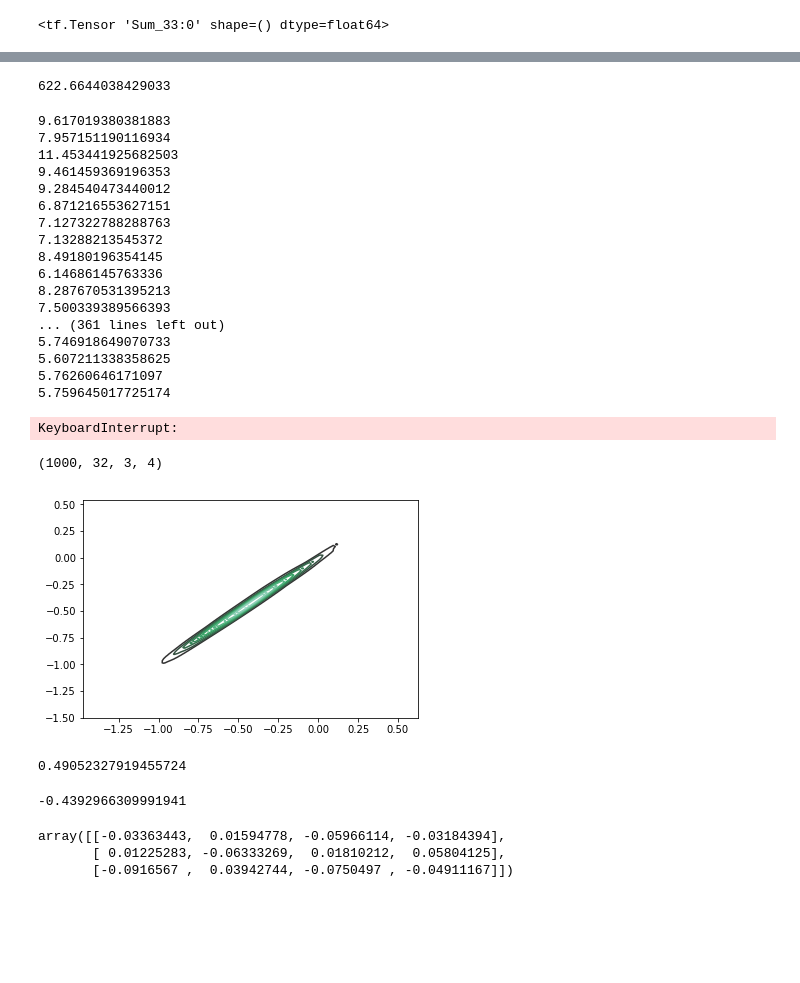
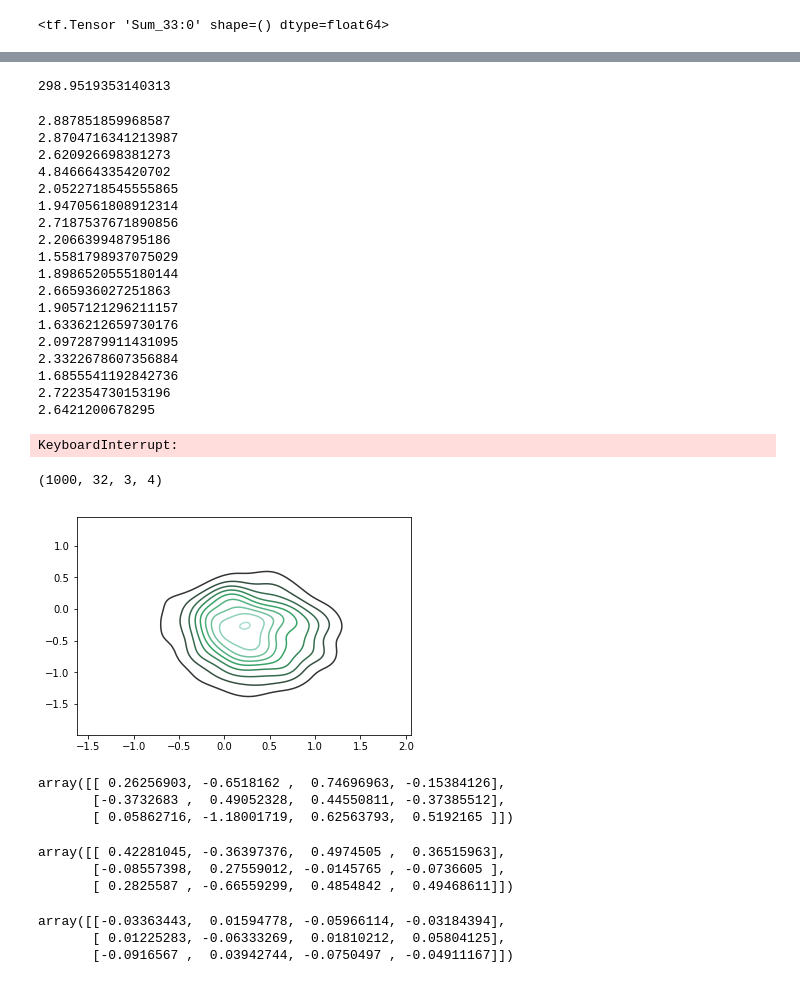
Before and after one commit to npetrenko/real_nvp, a Jupyter notebook: random_walk_regr_aux.ipynb, the cells around one changed output, grey strips where cells are left out. Drawn from its saved outputs; the diff is of its cells as text; code cells hidden in the pictures; blank space fills up the shorter version.

```diff
--- a/random_walk_regr_aux.ipynb
+++ b/random_walk_regr_aux.ipynb
@@ -33,7 +33,7 @@ def autoregr(X, param):
 
 def autoregr_tf(X, param):
     d = param[:,:3]
-    X = tf.matmul(d, X) + param[:,-1]
+    X = tf.matmul(d, X)[:,0] + param[:,-1]
     return X
 # %%
 xs = [np.random.normal(size=dim[0])]
@@ -134,30 +134,31 @@ prior.eval(), ent.eval(), logl.eval()
 # %%
 loss.eval()
 # %% [output]
-622.6644038429033
+298.9519353140313
 # %%
 for _ in range(500):
     for _ in range(200):
         l, _ = sess.run([loss, opt], {phase:True})
     print(l)
 # %% [output]
-9.617019380381883
-7.957151190116934
-11.453441925682503
-9.461459369196353
-9.284540473440012
-6.871216553627151
-7.127322788288763
-7.13288213545372
-8.49180196354145
-6.14686145763336
-8.287670531395213
-7.500339389566393
-... (361 lines left out)
-5.746918649070733
-5.607211338358625
-5.76260646171097
-5.759645017725174
+2.887851859968587
+2.8704716341213987
+2.620926698381273
+4.846664335420702
+2.0522718545555865
+1.9470561808912314
+2.7187537671890856
+2.206639948795186
+1.5581798937075029
+1.8986520555180144
+2.665936027251863
+1.9057121296211157
+1.6336212659730176
+2.0972879911431095
+2.3322678607356884
+1.6855541192842736
+2.722354730153196
+2.6421200678295
 KeyboardInterrupt:
 # %%
 out = tf.reshape(outputs, [n, 3, 4])
@@ -172,18 +173,22 @@ samples.shape
 # %% [output]
 (1000, 32, 3, 4)
 # %%
-sns.kdeplot(samples[:,18,1,1], samples[:,28,1,1])
+sns.kdeplot(samples[:,18,1,1], samples[:,18,0,1])
 plt.show()
 # %% [output]
-[figure, old version]
+[figure, new version]
 # %%
-params[18,1,1]
+params[18]
 # %% [output]
-0.49052327919455724
+array([[ 0.26256903, -0.6518162 ,  0.74696963, -0.15384126],
+       [-0.3732683 ,  0.49052328,  0.44550811, -0.37385512],
+       [ 0.05862716, -1.18001719,  0.62563793,  0.5192165 ]])
 # %%
-np.mean(samples[:,18,1,1], axis=0)
+np.mean(samples[:,18], axis=0)
 # %% [output]
--0.4392966309991941
+array([[ 0.42281045, -0.36397376,  0.4974505 ,  0.36515963],
+       [-0.08557398,  0.27559012, -0.0145765 , -0.0736605 ],
+       [ 0.2825587 , -0.66559299,  0.4854842 ,  0.49468611]])
 # %%
 params[0] - params[-1]
 # %% [output]
```
Also changed, not shown: parts of 1 cell of this notebook, 4 other files.
